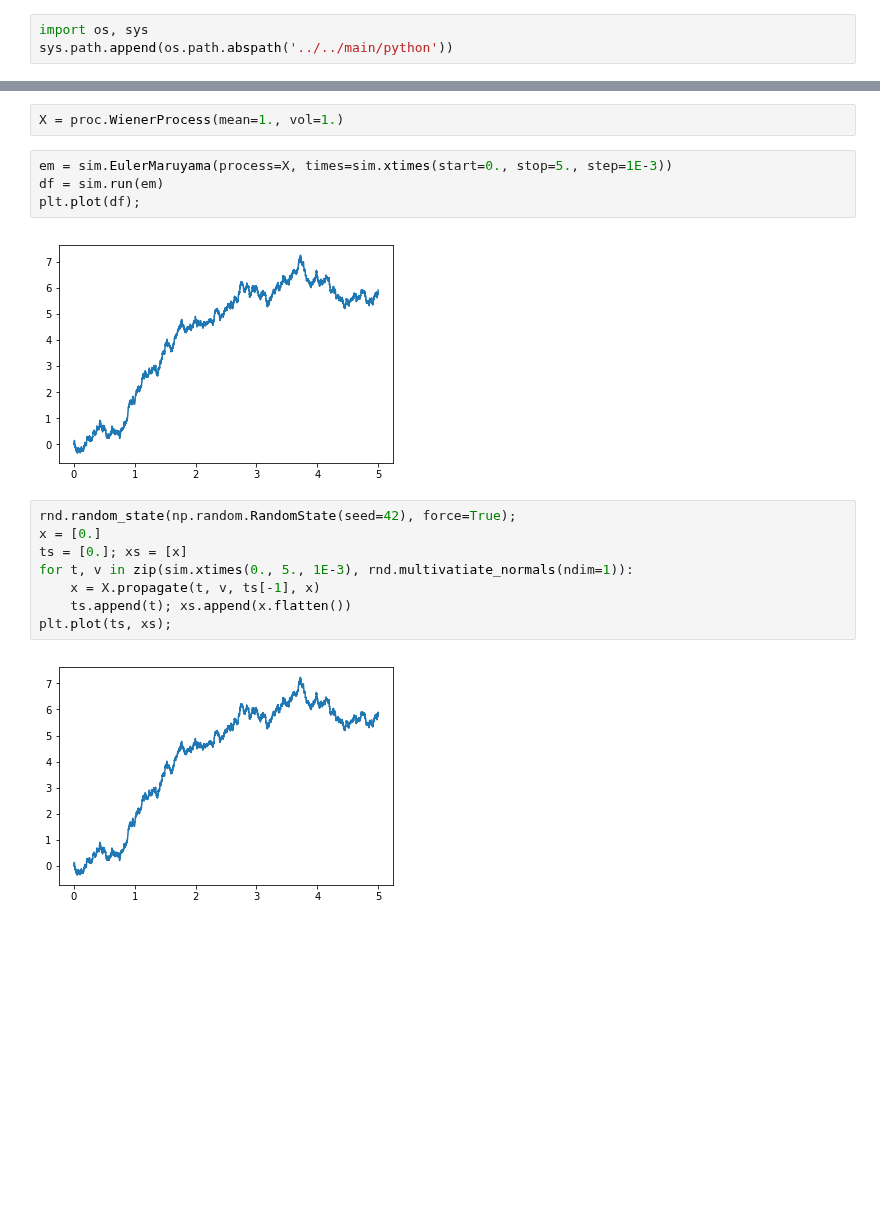
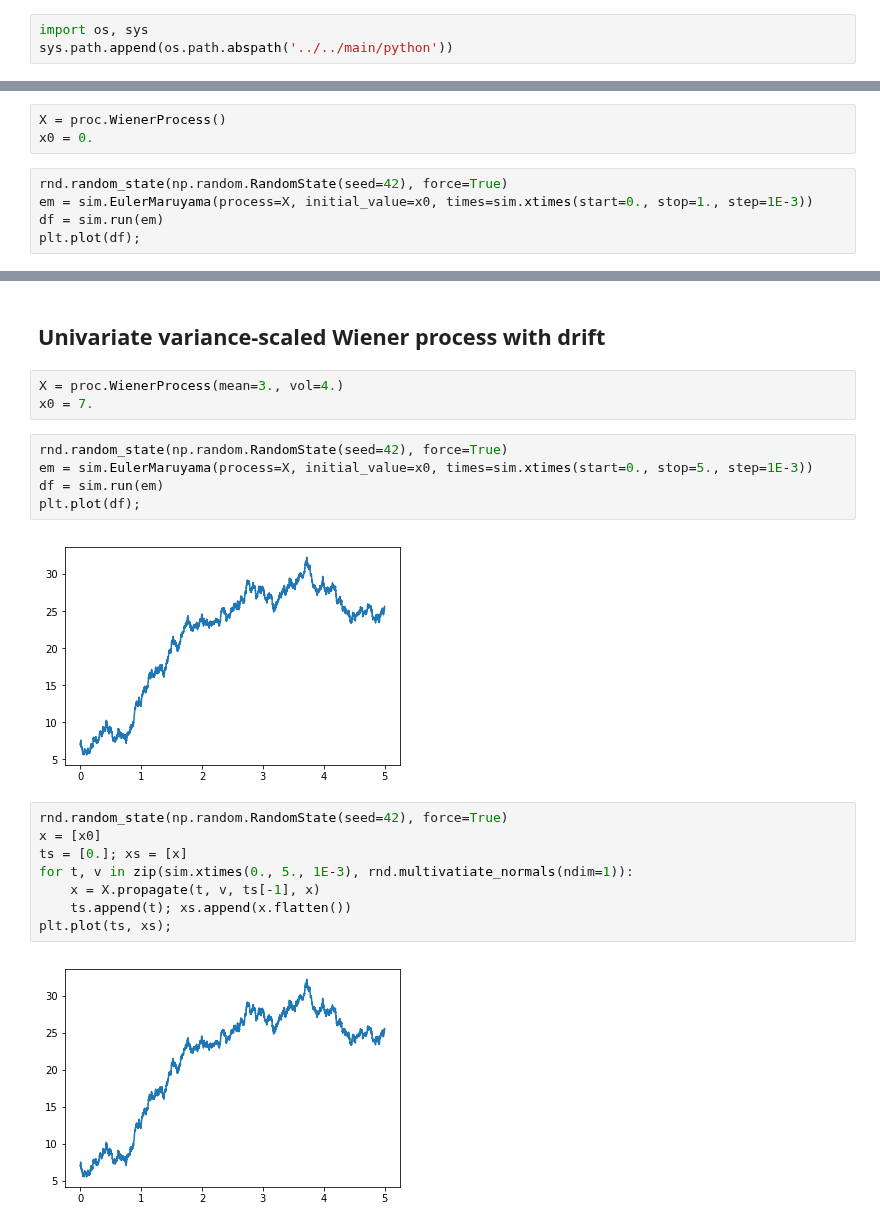
Before and after one commit to thalesians/tsa, a Jupyter notebook: src/jupyter/python/wiener.ipynb, the cells around one changed output, grey strips where cells are left out. Drawn from its saved outputs; the diff is of its cells as text; blank space fills up the shorter version.

```diff
--- a/src/jupyter/python/wiener.ipynb
+++ b/src/jupyter/python/wiener.ipynb
@@ -15,0 +17,8 @@ rnd.random_state(np.random.RandomState(seed=42), force=True);
+# %%
+X = proc.WienerProcess()
+x0 = 0.
+# %%
+rnd.random_state(np.random.RandomState(seed=42), force=True)
+em = sim.EulerMaruyama(process=X, initial_value=x0, times=sim.xtimes(start=0., stop=1., step=1E-3))
+df = sim.run(em)
+plt.plot(df);
@@ -16,18 +37,22 @@ rnd.random_state(np.random.RandomState(seed=42), force=True);
+# %% [markdown]
+## Univariate variance-scaled Wiener process with drift
 # %%
-X = proc.WienerProcess(mean=1., vol=1.)
+X = proc.WienerProcess(mean=3., vol=4.)
+x0 = 7.
 # %%
-em = sim.EulerMaruyama(process=X, times=sim.xtimes(start=0., stop=5., step=1E-3))
+rnd.random_state(np.random.RandomState(seed=42), force=True)
+em = sim.EulerMaruyama(process=X, initial_value=x0, times=sim.xtimes(start=0., stop=5., step=1E-3))
 df = sim.run(em)
 plt.plot(df);
 # %% [output]
-[figure, old version]
+[figure, new version]
 # %%
-rnd.random_state(np.random.RandomState(seed=42), force=True);
-x = [0.]
+rnd.random_state(np.random.RandomState(seed=42), force=True)
+x = [x0]
 ts = [0.]; xs = [x]
 for t, v in zip(sim.xtimes(0., 5., 1E-3), rnd.multivatiate_normals(ndim=1)):
     x = X.propagate(t, v, ts[-1], x)
     ts.append(t); xs.append(x.flatten())
 plt.plot(ts, xs);
 # %% [output]
-[figure, old version]
+[figure, new version]
```
Also changed, not shown: parts of 9 cells of this notebook, 5 other files.
